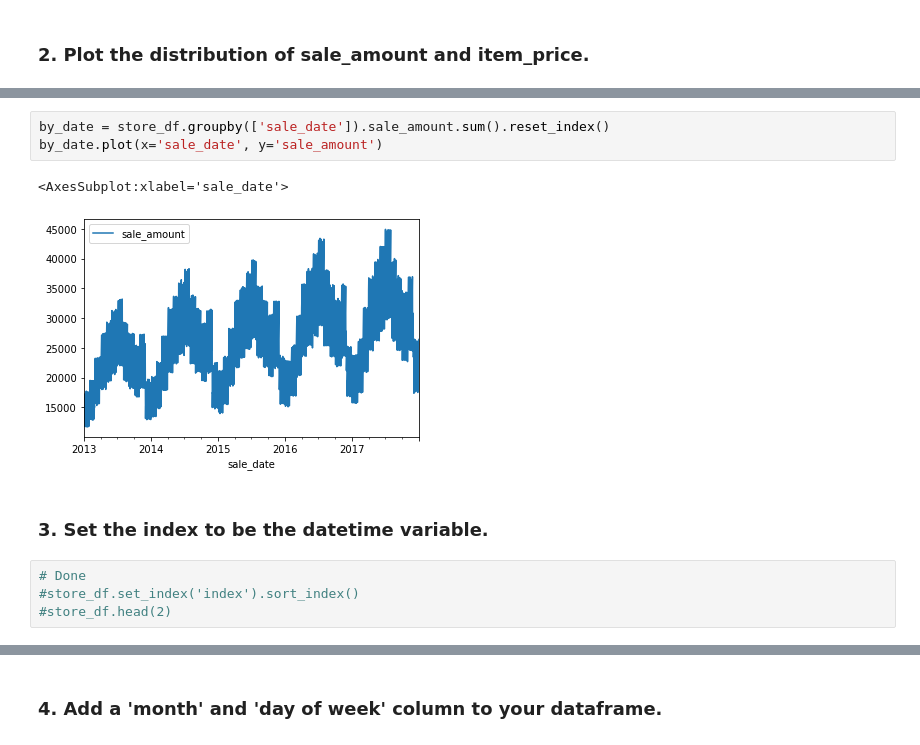
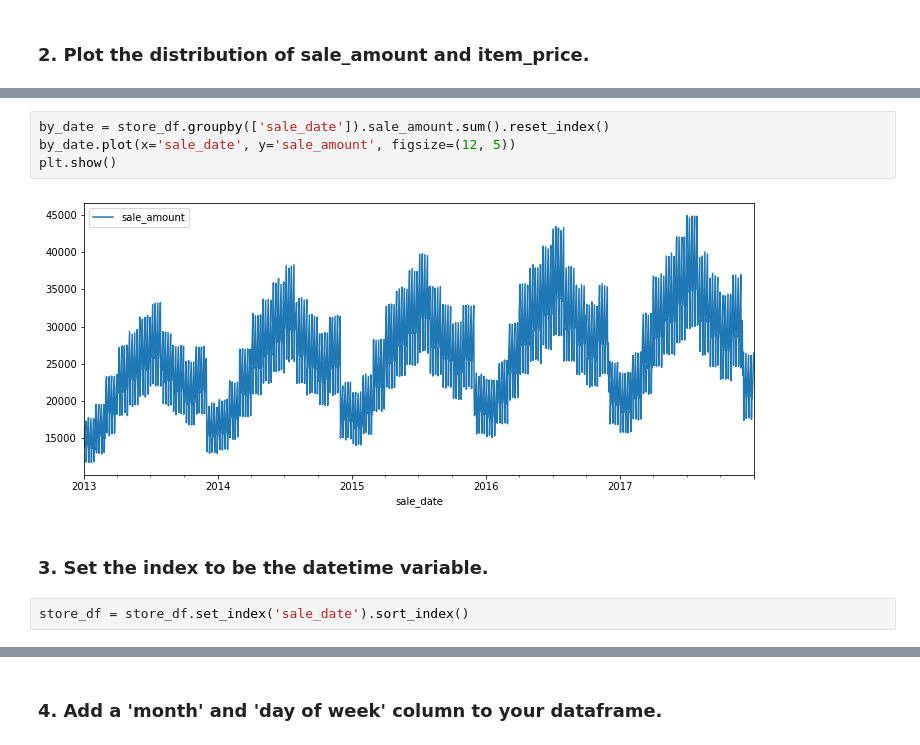
Before and after one commit to jeffakins/time_series, a Jupyter notebook: prepare_exercises.ipynb, the cells around one changed output, grey strips where cells are left out. Cells and saved outputs as stored; diff of their text form.

```diff
--- a/prepare_exercises.ipynb
+++ b/prepare_exercises.ipynb
@@ -47,12 +51,10 @@ store_df.head(2)
 # %%
 by_date = store_df.groupby(['sale_date']).sale_amount.sum().reset_index()
-by_date.plot(x='sale_date', y='sale_amount')
+by_date.plot(x='sale_date', y='sale_amount', figsize=(12, 5))
+plt.show()
 # %% [output]
-<AxesSubplot:xlabel='sale_date'>
-[figure, old version]
+[figure, new version]
 # %% [markdown]
 ### 3. Set the index to be the datetime variable.
 # %%
-# Done
-#store_df.set_index('index').sort_index()
-#store_df.head(2)
+store_df = store_df.set_index('sale_date').sort_index()
```
Also changed, not shown: parts of 19 cells of this notebook, 3 other files.
